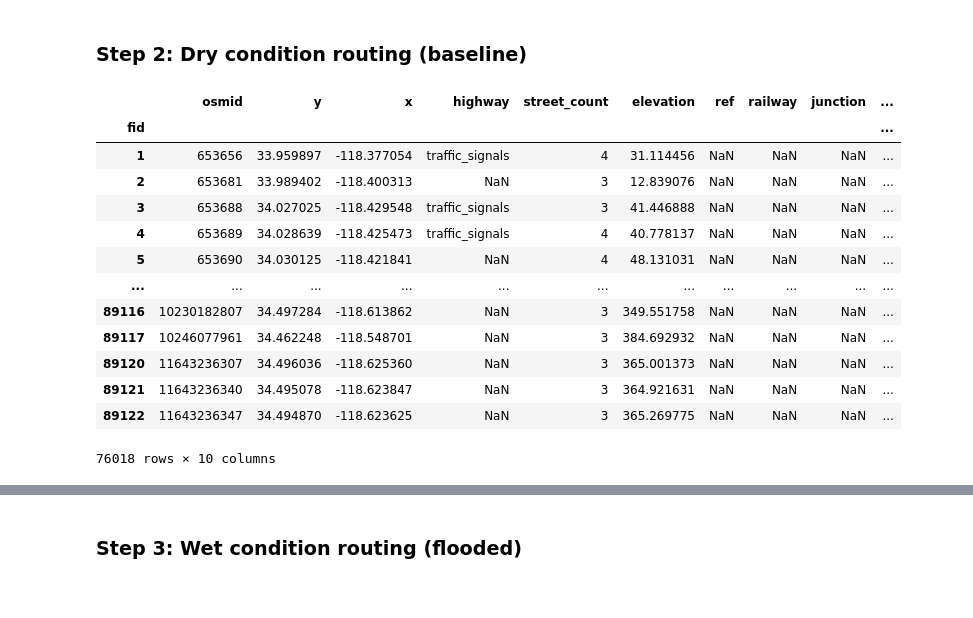
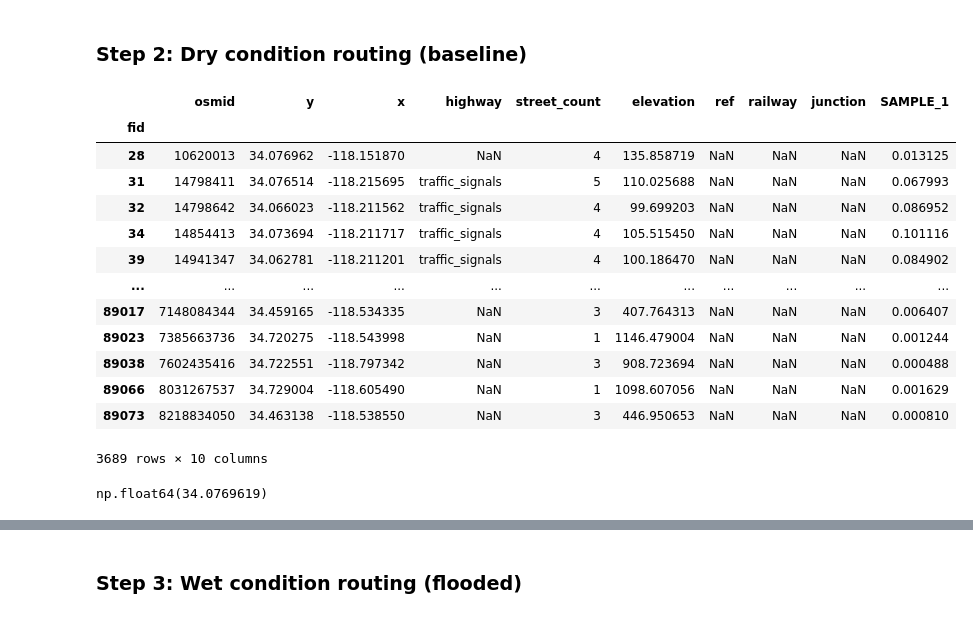
Before and after one commit to jesuslovesyiyi/Global-road-network-resilience, a Jupyter notebook: analysis/05_Validation.ipynb, the cells around one changed output, grey strips where cells are left out. Cells and saved outputs as stored; diff of their text form; code cells hidden in the pictures.

```diff
--- a/analysis/05_Validation.ipynb
+++ b/analysis/05_Validation.ipynb
@@ -876,23 +876,27 @@ with open(home_dir + '/LA_validation/LA_lite_elev_flood_speed_time.pk', 'wb') as
 # %%
 # Load network/graph with edge speed and travel time
 LA_graph = pickle.load(open(home_dir + '/LA_validation/LA_lite_elev_flood_speed_time.pk', 'rb'))
-# %%
-node_pop_prob
-# %% [output]
-|  | osmid | y | x | highway | street_count | elevation | ref | railway | junction | ... |
-| fid |  |  |  |  |  |  |  |  |  | ... |
-| 1 | 653656 | 33.959897 | -118.377054 | traffic_signals | 4 | 31.114456 | NaN | NaN | NaN | ... |
-| 2 | 653681 | 33.989402 | -118.400313 | NaN | 3 | 12.839076 | NaN | NaN | NaN | ... |
-| 3 | 653688 | 34.027025 | -118.429548 | traffic_signals | 3 | 41.446888 | NaN | NaN | NaN | ... |
-| 4 | 653689 | 34.028639 | -118.425473 | traffic_signals | 4 | 40.778137 | NaN | NaN | NaN | ... |
-| 5 | 653690 | 34.030125 | -118.421841 | NaN | 4 | 48.131031 | NaN | NaN | NaN | ... |
-| ... | ... | ... | ... | ... | ... | ... | ... | ... | ... | ... |
-| 89116 | 10230182807 | 34.497284 | -118.613862 | NaN | 3 | 349.551758 | NaN | NaN | NaN | ... |
-| 89117 | 10246077961 | 34.462248 | -118.548701 | NaN | 3 | 384.692932 | NaN | NaN | NaN | ... |
-| 89120 | 11643236307 | 34.496036 | -118.625360 | NaN | 3 | 365.001373 | NaN | NaN | NaN | ... |
-| 89121 | 11643236340 | 34.495078 | -118.623847 | NaN | 3 | 364.921631 | NaN | NaN | NaN | ... |
-| 89122 | 11643236347 | 34.494870 | -118.623625 | NaN | 3 | 365.269775 | NaN | NaN | NaN | ... |
-76018 rows × 10 columns
+# %%
+simplified_nodes_df.loc[10620013, "y"]
+# %% [output]
+|  | osmid | y | x | highway | street_count | elevation | ref | railway | junction | SAMPLE_1 |
+| fid |  |  |  |  |  |  |  |  |  |  |
+| 28 | 10620013 | 34.076962 | -118.151870 | NaN | 4 | 135.858719 | NaN | NaN | NaN | 0.013125 |
+| 31 | 14798411 | 34.076514 | -118.215695 | traffic_signals | 5 | 110.025688 | NaN | NaN | NaN | 0.067993 |
+| 32 | 14798642 | 34.066023 | -118.211562 | traffic_signals | 4 | 99.699203 | NaN | NaN | NaN | 0.086952 |
+| 34 | 14854413 | 34.073694 | -118.211717 | traffic_signals | 4 | 105.515450 | NaN | NaN | NaN | 0.101116 |
+| 39 | 14941347 | 34.062781 | -118.211201 | traffic_signals | 4 | 100.186470 | NaN | NaN | NaN | 0.084902 |
+| ... | ... | ... | ... | ... | ... | ... | ... | ... | ... | ... |
+| 89017 | 7148084344 | 34.459165 | -118.534335 | NaN | 3 | 407.764313 | NaN | NaN | NaN | 0.006407 |
+| 89023 | 7385663736 | 34.720275 | -118.543998 | NaN | 1 | 1146.479004 | NaN | NaN | NaN | 0.001244 |
+| 89038 | 7602435416 | 34.722551 | -118.797342 | NaN | 3 | 908.723694 | NaN | NaN | NaN | 0.000488 |
+| 89066 | 8031267537 | 34.729004 | -118.605490 | NaN | 1 | 1098.607056 | NaN | NaN | NaN | 0.001629 |
+| 89073 | 8218834050 | 34.463138 | -118.538550 | NaN | 3 | 446.950653 | NaN | NaN | NaN | 0.000810 |
+3689 rows × 10 columns
+# %%
+simplified_nodes_df.loc[simplified_nodes_df["osmid"] == 10620013, "y"].values[0]
+# %% [output]
+np.float64(34.0769619)
 # %%
 # dry simulation
 # Load node probability
```
Also changed, not shown: parts of 3 cells of this notebook.
